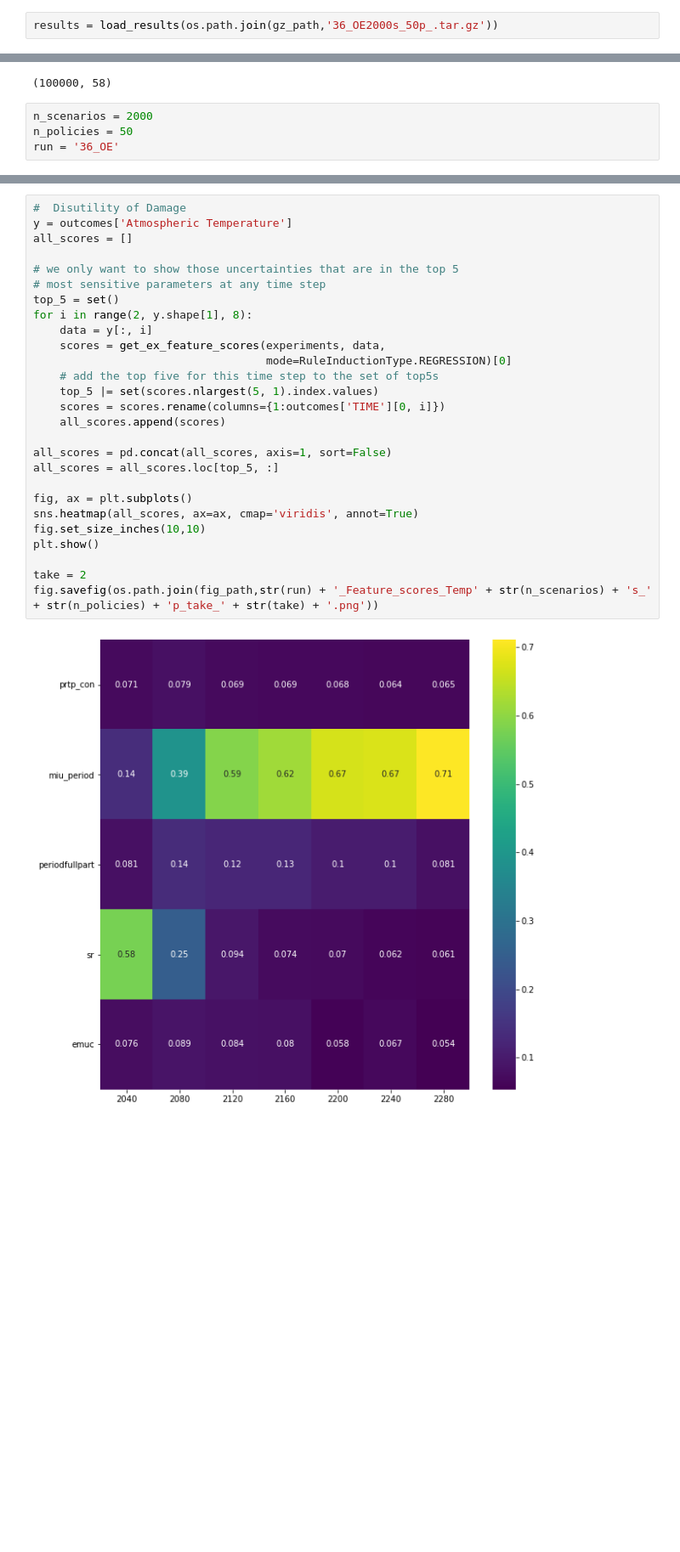
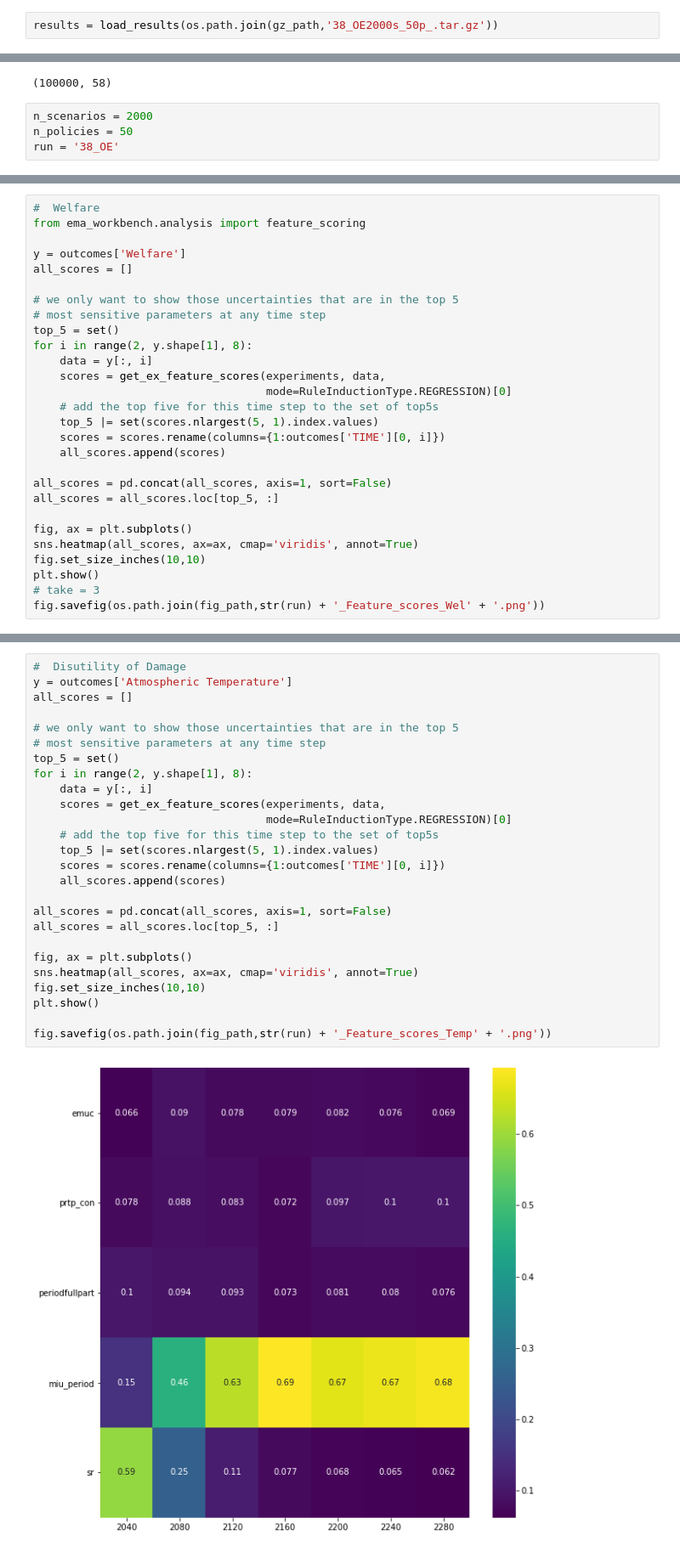
Before and after one commit to shkulk/noDICE, a Jupyter notebook: OpenExp_Featurescores.ipynb, the cells around one changed output, grey strips where cells are left out. Shown at 85% size. Saved outputs shown, nothing was run; the diff lists cells and outputs as text; blank space fills up the shorter version.

```diff
--- a/OpenExp_Featurescores.ipynb
+++ b/OpenExp_Featurescores.ipynb
@@ -17,5 +17,5 @@ ema_logging.log_to_stderr(level=ema_logging.INFO)
 import os
 from dest_directories import gz_path, fig_path
 # %%
-results = load_results(os.path.join(gz_path,'36_OE2000s_50p_.tar.gz'))
+results = load_results(os.path.join(gz_path,'38_OE2000s_50p_.tar.gz'))
 # %% [output]
@@ -41,7 +41,7 @@ outcomes['Welfare'].shape
 # %%
 n_scenarios = 2000
 n_policies = 50
-run = '36_OE'
+run = '38_OE'
 # %%
 #  Welfare
 from ema_workbench.analysis import feature_scoring
@@ -74,0 +75,28 @@ fig.savefig(os.path.join(fig_path,str(run) + '_Feature_scores_Wel' + str(n_scena
+# %%
+#  Welfare
+from ema_workbench.analysis import feature_scoring
+
+y = outcomes['Welfare']
+all_scores = []
+
+# we only want to show those uncertainties that are in the top 5
+# most sensitive parameters at any time step
+top_5 = set()
+for i in range(2, y.shape[1], 8):
+    data = y[:, i]
+    scores = get_ex_feature_scores(experiments, data,
+                                   mode=RuleInductionType.REGRESSION)[0]
+    # add the top five for this time step to the set of top5s
+    top_5 |= set(scores.nlargest(5, 1).index.values)
+    scores = scores.rename(columns={1:outcomes['TIME'][0, i]})
+    all_scores.append(scores)
+
+all_scores = pd.concat(all_scores, axis=1, sort=False)
+all_scores = all_scores.loc[top_5, :]
+
+fig, ax = plt.subplots()
+sns.heatmap(all_scores, ax=ax, cmap='viridis', annot=True)
+fig.set_size_inches(10,10)
+plt.show()
+# take = 3
+fig.savefig(os.path.join(fig_path,str(run) + '_Feature_scores_Wel' + '.png'))
@@ -132,29 +164,28 @@ fig.savefig(os.path.join(fig_path,str(run) + '_Feature_scores_UtilC' + str(n_sce
 # %%
 #  Disutility of Damage
 y = outcomes['Atmospheric Temperature']
 all_scores = []
 
 # we only want to show those uncertainties that are in the top 5
 # most sensitive parameters at any time step
 top_5 = set()
 for i in range(2, y.shape[1], 8):
     data = y[:, i]
     scores = get_ex_feature_scores(experiments, data,
                                    mode=RuleInductionType.REGRESSION)[0]
     # add the top five for this time step to the set of top5s
     top_5 |= set(scores.nlargest(5, 1).index.values)
     scores = scores.rename(columns={1:outcomes['TIME'][0, i]})
     all_scores.append(scores)
 
 all_scores = pd.concat(all_scores, axis=1, sort=False)
 all_scores = all_scores.loc[top_5, :]
 
 fig, ax = plt.subplots()
 sns.heatmap(all_scores, ax=ax, cmap='viridis', annot=True)
 fig.set_size_inches(10,10)
 plt.show()
 
-take = 2
-fig.savefig(os.path.join(fig_path,str(run) + '_Feature_scores_Temp' + str(n_scenarios) + 's_' + str(n_policies) + 'p_take_' + str(take) + '.png'))
+fig.savefig(os.path.join(fig_path,str(run) + '_Feature_scores_Temp' + '.png'))
 # %% [output]
-[figure, old version]
+[figure, new version]
```
Also changed, not shown: parts of 13 cells of this notebook, 9 other files.
